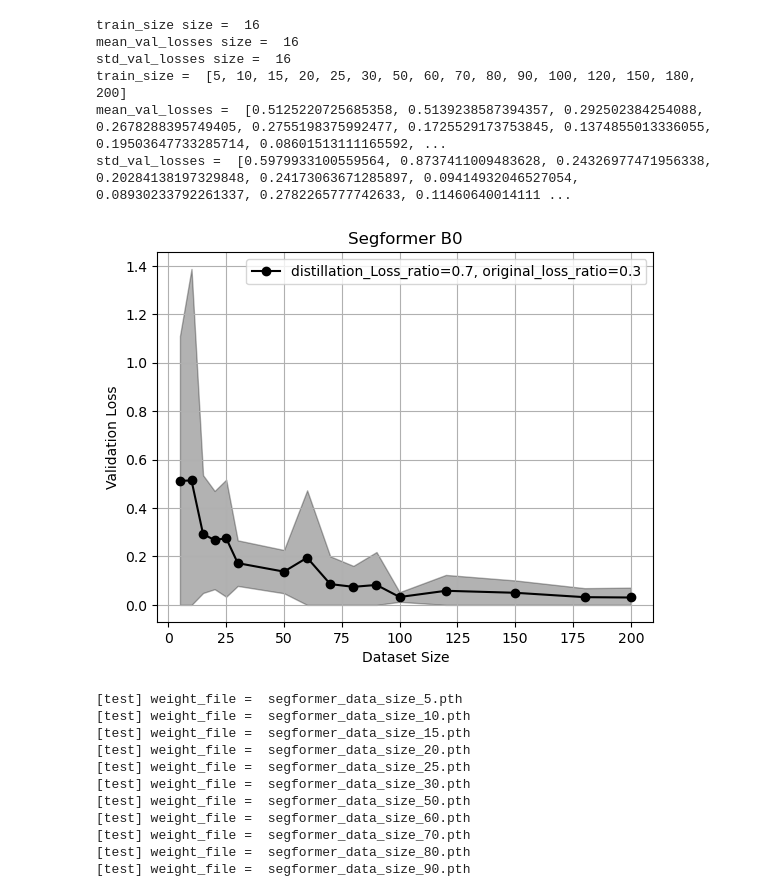
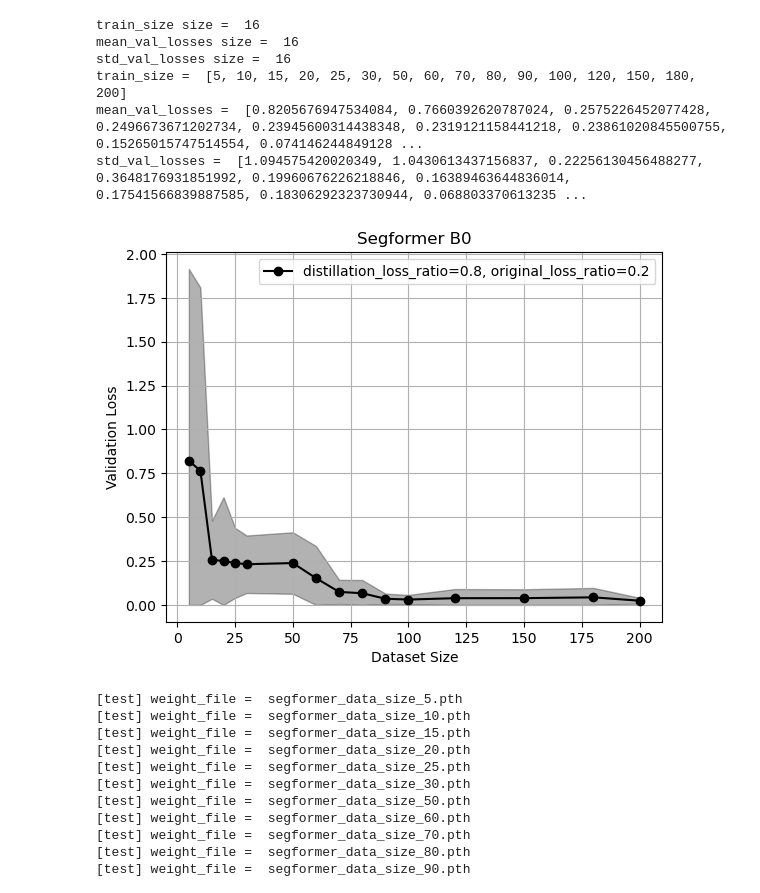
Before and after one commit to Eat-Apple-Again/RipplesDetection, a Jupyter notebook: KD_segformer_0409_num1.ipynb, the cells around one changed output. Saved outputs shown, nothing was run; the diff lists cells and outputs as text; code cells hidden in the pictures.

Commit message:
Attempted: teacher_ratio=0.8, temperature=5
Good result👍

```diff
--- a/KD_segformer_0409_num1.ipynb
+++ b/KD_segformer_0409_num1.ipynb
@@ -340,7 +340,7 @@ for train_size in train_sizes:
         train_loader = DataLoader(train_subset, batch_size=1, shuffle=False)
         val_loader = DataLoader(val_subset, batch_size=1, shuffle=False)
         # train
-        teacher_ratio = 0.7
+        teacher_ratio = 0.8
         temperature = 5
         lc = train(model_segformer, model_sam, processor_sam, train_loader, val_loader, train_size, True, teacher_ratio, temperature)
 
@@ -376,29 +376,29 @@ Wall time: 10h 13min 6s
 # %%
 print("train_size size = ", np.array(train_sizes).size)
 print("mean_val_losses size = ", np.array(mean_val_losses).size)
 print("std_val_losses size = ", np.array(std_val_losses).size)
 print("train_size = ", train_sizes)
 print("mean_val_losses = ", mean_val_losses)
 print("std_val_losses = ", std_val_losses)
 
 plt.figure()
-plt.plot(train_sizes, mean_val_losses, marker='o', color='black', label=f'distillation_Loss_ratio={teacher_ratio}, original_loss_ratio={round(1-teacher_ratio, 2)}')
+plt.plot(train_sizes, mean_val_losses, marker='o', color='black', label=f'distillation_loss_ratio={teacher_ratio}, original_loss_ratio={round(1-teacher_ratio, 2)}')
 plt.fill_between(train_sizes, np.maximum(0, np.array(mean_val_losses) - np.array(std_val_losses)),
                  np.array(mean_val_losses) + np.array(std_val_losses), color='black', alpha=0.3)
 plt.title('Segformer B0')
 plt.xlabel('Dataset Size')
 plt.ylabel('Validation Loss')
 plt.grid(True)
 plt.legend()
 plt.show()
 # %% [output]
 train_size size =  16
 mean_val_losses size =  16
 std_val_losses size =  16
 train_size =  [5, 10, 15, 20, 25, 30, 50, 60, 70, 80, 90, 100, 120, 150, 180, 200]
-mean_val_losses =  [0.5125220725685358, 0.5139238587394357, 0.292502384254088, 0.2678288395749405, 0.2755198375992477, 0.1725529173753845, 0.1374855013336055, 0.19503647733285714, 0.08601513111165592, ...
-std_val_losses =  [0.5979933100559564, 0.8737411009483628, 0.24326977471956338, 0.20284138197329848, 0.24173063671285897, 0.09414932046527054, 0.08930233792261337, 0.2782265777742633, 0.11460640014111 ...
+mean_val_losses =  [0.8205676947534084, 0.7660392620787024, 0.2575226452077428, 0.2496673671202734, 0.23945600314438348, 0.2319121158441218, 0.23861020845500755, 0.15265015747514554, 0.074146244849128 ...
+std_val_losses =  [1.094575420020349, 1.0430613437156837, 0.22256130456488277, 0.3648176931851992, 0.19960676226218846, 0.16389463644836014, 0.17541566839887585, 0.18306292323730944, 0.068803370613235 ...
-[figure, old version]
+[figure, new version]
 # %%
 def test_model_and_visualize(model, image_processor, test_loader, num_visualizations=5):
     device = torch.device("cuda" if torch.cuda.is_available() else "cpu")
```
Also changed, not shown: parts of 4 cells of this notebook.
